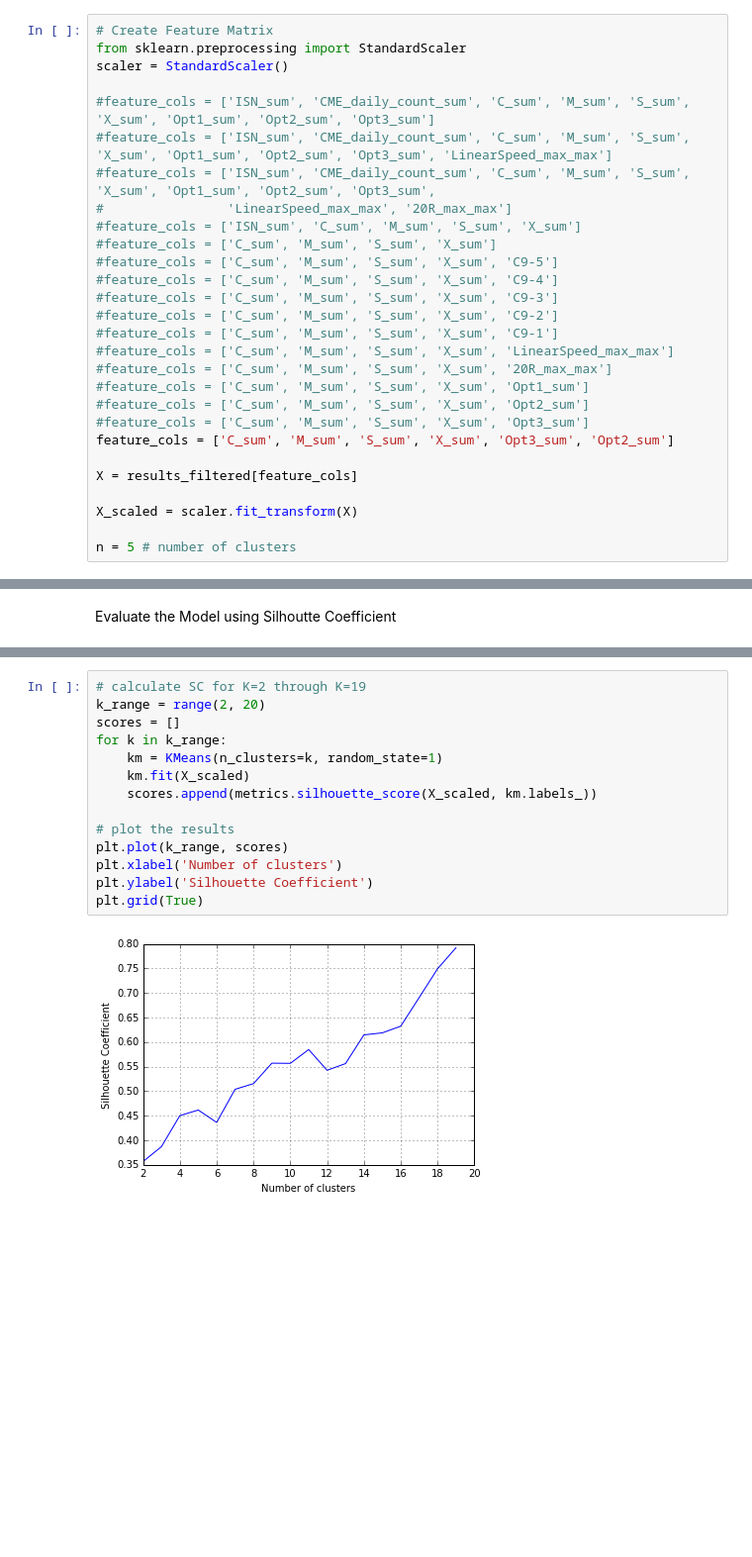
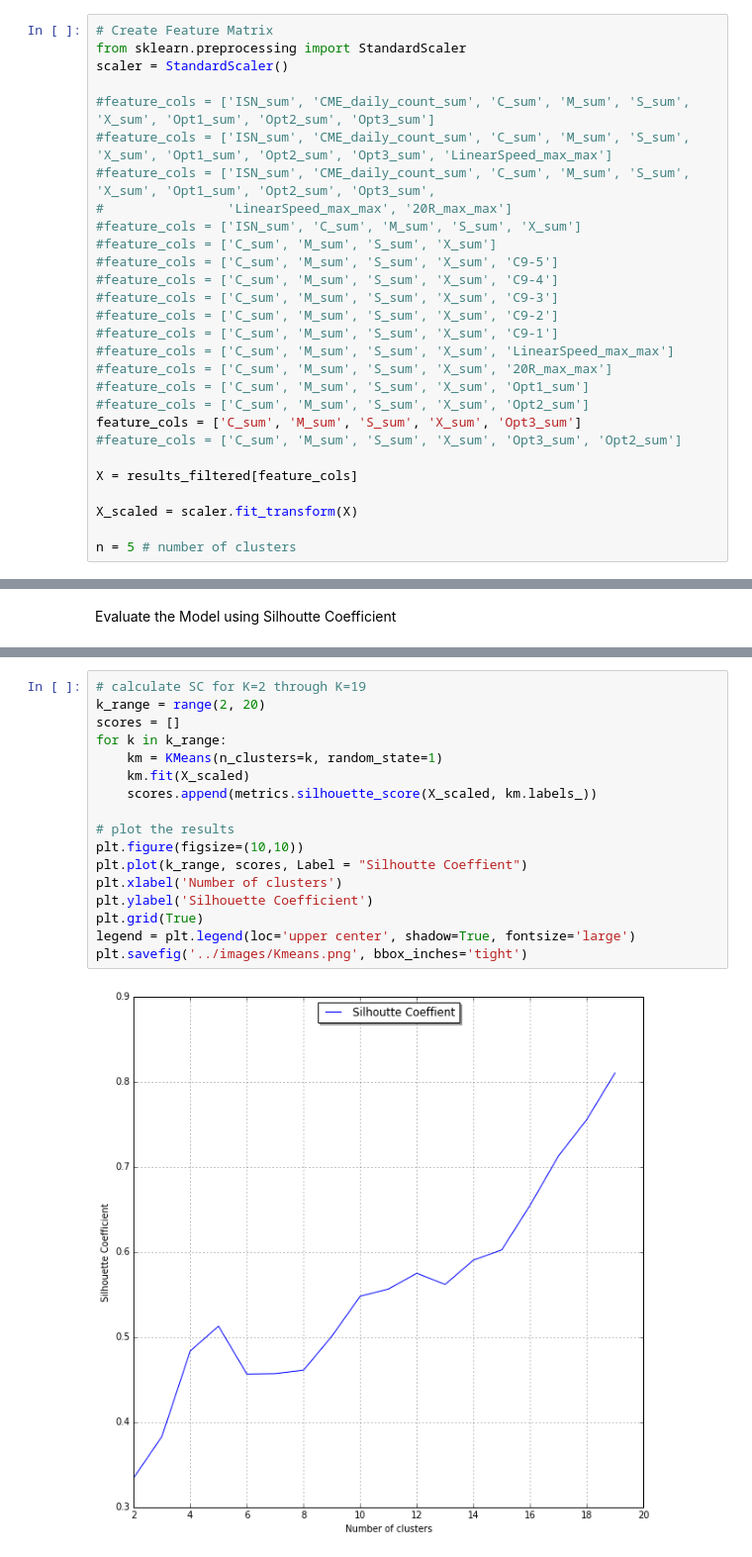
Before and after one commit to wayneheller/GA-Student-Project, a Jupyter notebook: ipythonscripts/Intial_Analysis_Cp_and_CME.ipynb, the cells around one changed output, grey strips where cells are left out. Shown at 99% size. Drawn from its saved outputs; the diff is of its cells as text; blank space fills up the shorter version.

```diff
--- a/ipythonscripts/Intial_Analysis_Cp_and_CME.ipynb
+++ b/ipythonscripts/Intial_Analysis_Cp_and_CME.ipynb
@@ -417,8 +417,8 @@ scaler = StandardScaler()
 #feature_cols = ['C_sum', 'M_sum', 'S_sum', 'X_sum', '20R_max_max']
 #feature_cols = ['C_sum', 'M_sum', 'S_sum', 'X_sum', 'Opt1_sum']
 #feature_cols = ['C_sum', 'M_sum', 'S_sum', 'X_sum', 'Opt2_sum']
-#feature_cols = ['C_sum', 'M_sum', 'S_sum', 'X_sum', 'Opt3_sum']
-feature_cols = ['C_sum', 'M_sum', 'S_sum', 'X_sum', 'Opt3_sum', 'Opt2_sum']
+feature_cols = ['C_sum', 'M_sum', 'S_sum', 'X_sum', 'Opt3_sum']
+#feature_cols = ['C_sum', 'M_sum', 'S_sum', 'X_sum', 'Opt3_sum', 'Opt2_sum']
 
 X = results_filtered[feature_cols]
 
@@ -542,19 +542,22 @@ metrics.silhouette_score(X_scaled, km.labels_)
 # %%
 # calculate SC for K=2 through K=19
 k_range = range(2, 20)
 scores = []
 for k in k_range:
     km = KMeans(n_clusters=k, random_state=1)
     km.fit(X_scaled)
     scores.append(metrics.silhouette_score(X_scaled, km.labels_))
 
 # plot the results
-plt.plot(k_range, scores)
+plt.figure(figsize=(10,10))
+plt.plot(k_range, scores, Label = "Silhoutte Coeffient")
 plt.xlabel('Number of clusters')
 plt.ylabel('Silhouette Coefficient')
 plt.grid(True)
+legend = plt.legend(loc='upper center', shadow=True, fontsize='large')
+plt.savefig('../images/Kmeans.png', bbox_inches='tight')
 # %% [output]
-[figure, old version]
+[figure, new version]
 # %% [markdown]
 Cluster Selection was made by looking for the first local maximum on the graph above.
 
```
Also changed, not shown: parts of 9 cells of this notebook, 2 other files.
